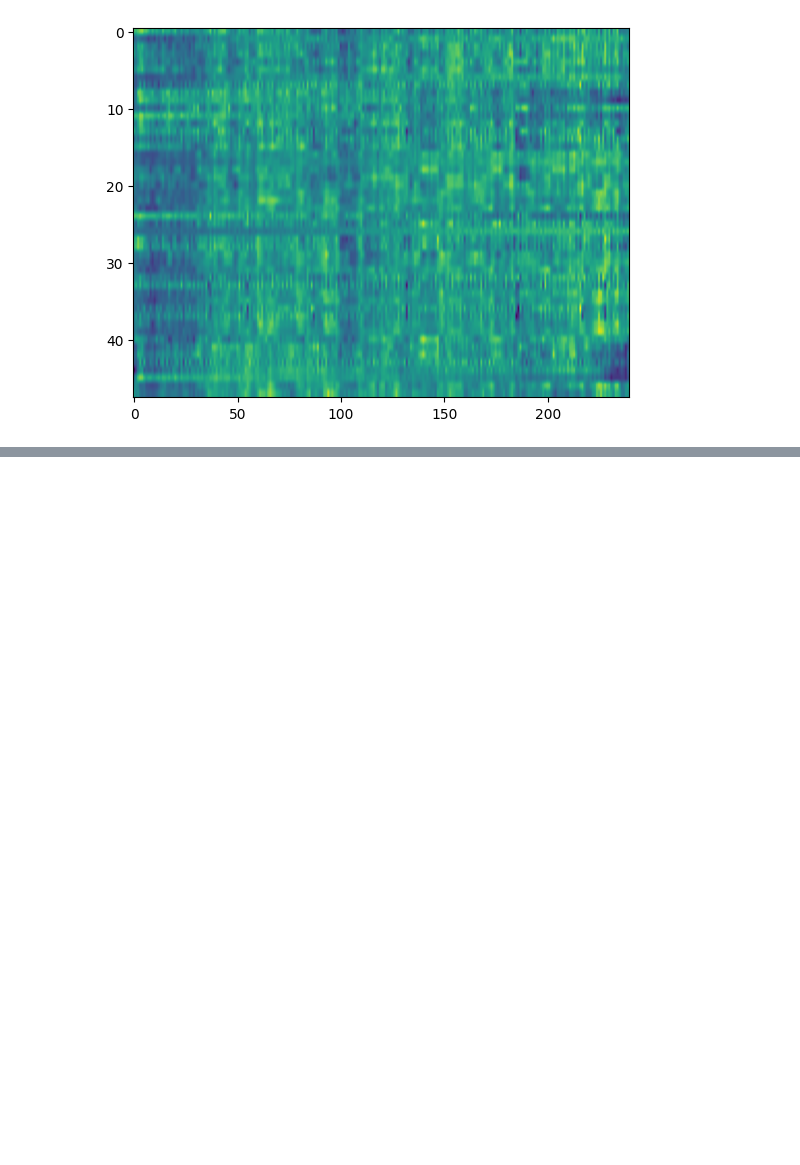
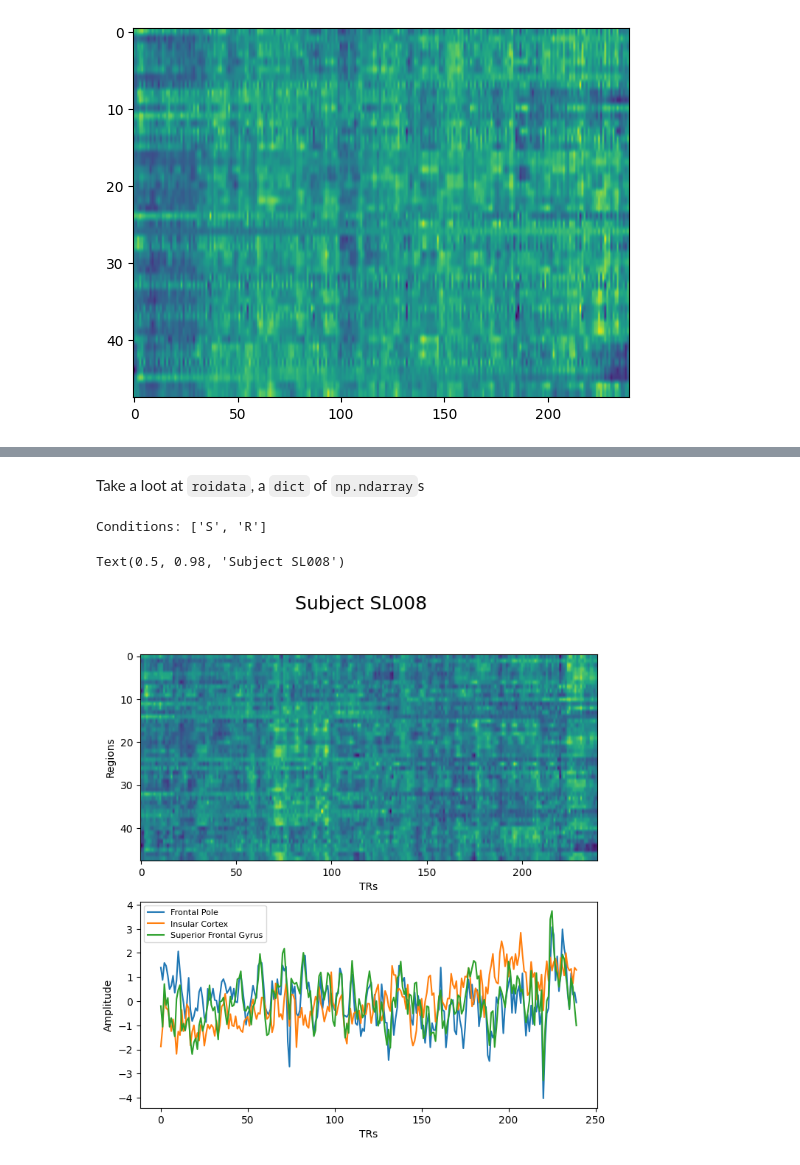
Before and after one commit to w-decker/Honors-Thesis, a Jupyter notebook: EventSeg/main.ipynb, the cells around one changed output, grey strips where cells are left out. Drawn from its saved outputs; the diff is of its cells as text; code cells hidden in the pictures; blank space fills up the shorter version.

```diff
--- a/EventSeg/main.ipynb
+++ b/EventSeg/main.ipynb
@@ -126,0 +129,2 @@ Now let's do this for each subject
+# %%
+roidata = nilearn_mask_group_by_condition(cond=pps, atlas="cort-maxprob-thr25-1mm", files=data)
@@ -126,0 +149,22 @@ Now let's do this for each subject
+# %% [markdown]
+Take a loot at `roidata`, a `dict` of `np.ndarray`s
+# %%
+import matplotlib.pyplot as plt
+
+print(f'Conditions: {list(roidata.keys())}\n')
+
+fig, ax = plt.subplots(2, 1, figsize=(8, 8))
+ax[0].imshow(roidata["R"][3].T, aspect='auto')
+ax[0].set_xlabel("TRs")
+ax[0].set_ylabel("Regions")
+
+[ax[1].plot(roidata["R"][3][:, idx], label=labels[idx+1]) for idx in range(3)] # labels come from `nilearn_mask_single_data()`
+ax[1].legend(loc=2, prop={'size': 8})
+ax[1].set_xlabel("TRs")
+ax[1].set_ylabel("Amplitude")
+
+fig.suptitle(f"Subject {pps["R"][3]}", fontsize=18)
+# %% [output]
+Conditions: ['S', 'R']
+Text(0.5, 0.98, 'Subject SL008')
+[figure, added]
```
Also changed, not shown: parts of 10 cells of this notebook.
